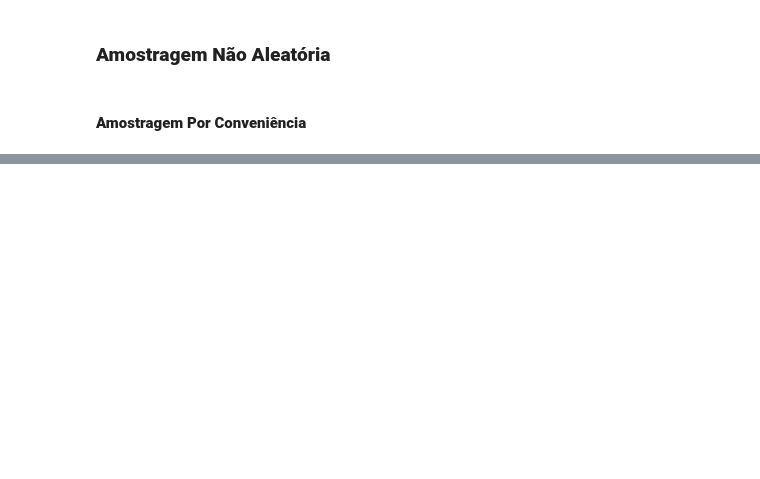
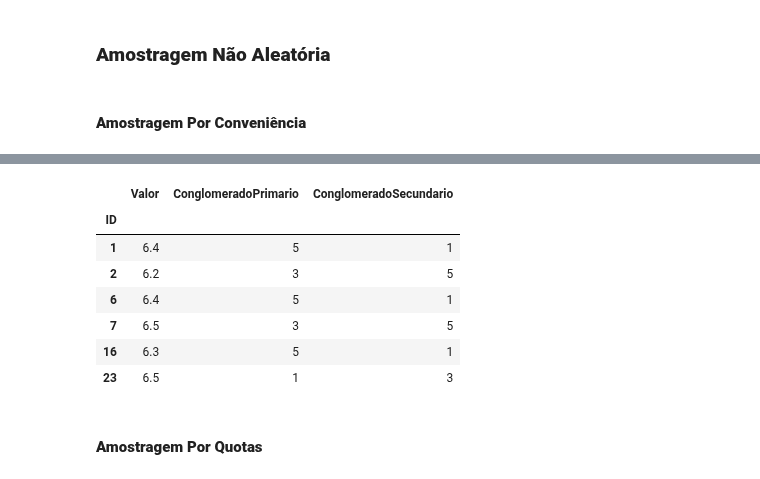
Before and after one commit to jvataidee/ManualdeAnalisedeDadosPython, a Jupyter notebook: cap6_estatistica_inferencial.ipynb, the cells around one changed output, grey strips where cells are left out. Cells and saved outputs as stored; diff of their text form; code cells hidden in the pictures; blank space fills up the shorter version.

```diff
--- a/cap6_estatistica_inferencial.ipynb
+++ b/cap6_estatistica_inferencial.ipynb
@@ -244,0 +267,14 @@ amostra_dois_estagios
+# %%
+amostra_julgamento = df_populacao[(df_populacao['Valor'] >= 6) & (df_populacao['Valor'] <= 6.5)]
+amostra_julgamento
+# %% [output]
+|  | Valor | ConglomeradoPrimario | ConglomeradoSecundario |
+| ID |  |  |  |
+| 1 | 6.4 | 5 | 1 |
+| 2 | 6.2 | 3 | 5 |
+| 6 | 6.4 | 5 | 1 |
+| 7 | 6.5 | 3 | 5 |
+| 16 | 6.3 | 5 | 1 |
+| 23 | 6.5 | 1 | 3 |
+# %% [markdown]
+#### **Amostragem Por Quotas**
```
Also changed, not shown: parts of 13 cells of this notebook.
